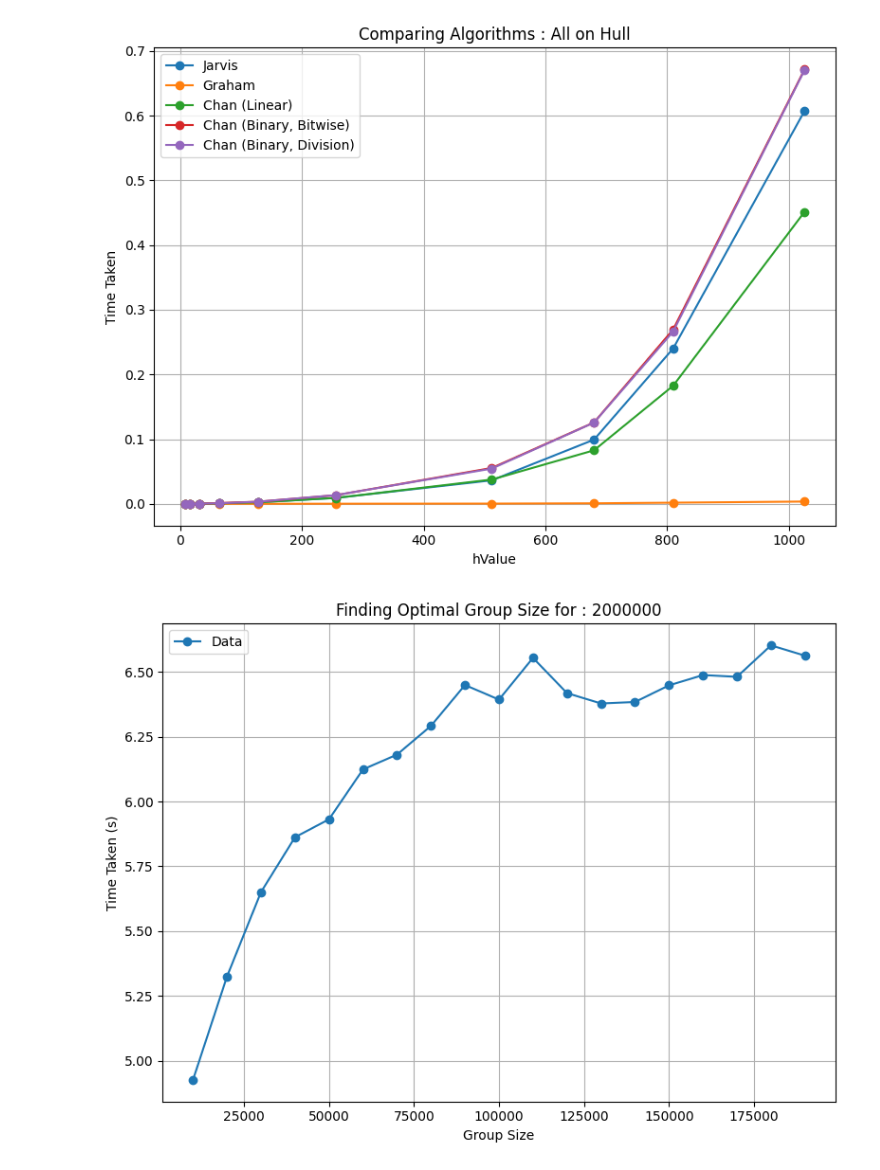
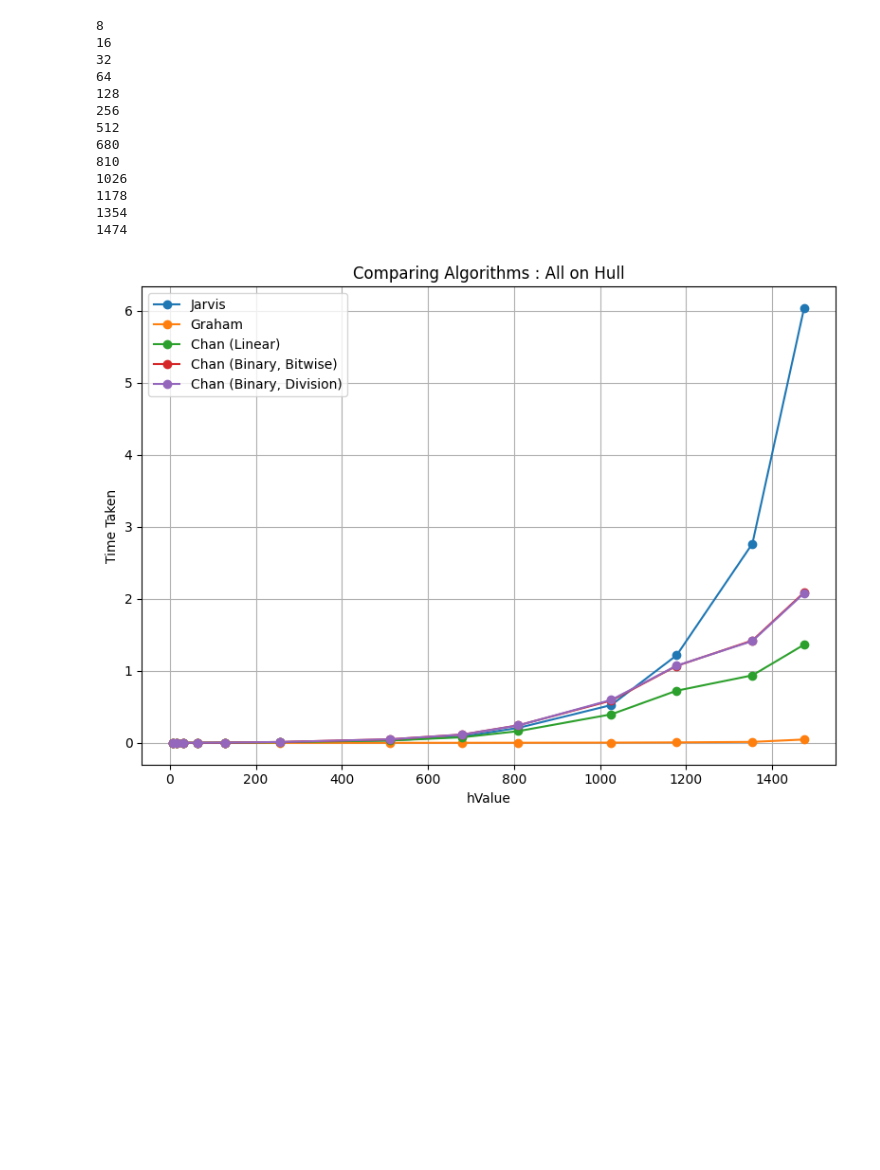
Before and after one commit to dp-IED/AlgorithmsConvexHull, a Jupyter notebook: framework.ipynb, the cells around one changed output. Cells and saved outputs as stored; diff of their text form; code cells hidden in the pictures; blank space fills up the shorter version.

Commit message:
Updated all points on hull function

```diff
--- a/framework.ipynb
+++ b/framework.ipynb
@@ -394,6 +394,9 @@ class TestDataGenerator():
                 self.generatePointsOnConvexHull(2**i)
                 actualHull = grahamscan(self.points)
                 actualHullSize = len(actualHull)
+                if actualHullSize > numTotalPoints:
+                    return hValues
+
                 if actualHullSize > prevHullSize:
                     self.points = actualHull
                     # Filling the hull with rest of points
@@ -410,7 +413,7 @@ class TestDataGenerator():
 
         return hValues
 
-    def generateNisHDataset(self, minNumPoints, maxNumPoints, center=(16383, 16383), radius = 16383):
+    def generateAllHullDataset(self, minNumPoints, maxNumPoints, center=(16383, 16383), radius = 16383):
         self.dataSet = []
         hValues = []
         prevHullSize = minNumPoints
@@ -419,12 +422,13 @@ class TestDataGenerator():
             self.generatePointsOnConvexHull(2**i)
             actualHull = grahamscan(self.points)
             actualHullSize = len(actualHull)
+            print(actualHullSize)
             if actualHullSize > prevHullSize:
                 self.dataSet.append(self.points)
                 prevHullSize = actualHullSize
                 hValues.append(actualHullSize)
-            else:
-                i += 1
+
+            i += 1
 
             if actualHullSize > maxNumPoints:
                 break
@@ -600,7 +604,7 @@ class ExperimentalFramework():
 
     def compareAlgosAllOnHull(self, repeats, minHullSize, maxHullSize):
 
-        hValues = self.testGen.generateNisHDataset(minHullSize, maxHullSize)
+        hValues = self.testGen.generateAllHullDataset(minHullSize, maxHullSize)
         jarvisTimes = []
         grahamTimes = []
         linearChanTimes = []
@@ -633,11 +637,6 @@ class ExperimentalFramework():
 
     def testNtoHRatio(self, numTotalPoints, numCases, minStartSize = 3, repeats = 5):
         hValues = self.testGen.generatePointsGivenNh(numTotalPoints, numCases, minStartSize)
-        jarvisTimes = []
-        grahamTimes = []
-        linearChanTimes = []
-        binaryChanBitwiseTimes = []
-        binaryChanDivisionTimes = []
 
         times = [[] for _ in range(5)]
 
@@ -746,11 +745,23 @@ def compareAlgos(testCase):# 0 for Random, 1 for Dense Cluster
 # compareAlgos(0)
 # compareAlgos(1)
 # %%
-test.compareAlgosAllOnHull(5, 4, 1000)
-test.findingBinaryChanOptimalGroupSize(2000000, 5, [i for i in range(10000,200000,10000)])
+test.compareAlgosAllOnHull(5, 4, 1400)
+# test.findingBinaryChanOptimalGroupSize(2000000, 5, [i for i in range(10000,200000,10000)])
 # %% [output]
+8
+16
+32
+64
+128
+256
+512
+680
+810
+1026
+1178
+1354
+1474
-[figure, old version]
+[figure, new version]
-[figure, removed]
 # %%
 def testNH(numTotalPoints, numCases, minStartSize, repeats):
   test=ExperimentalFramework()
```
Also changed, not shown: parts of 1 cell of this notebook, 1 other file.
